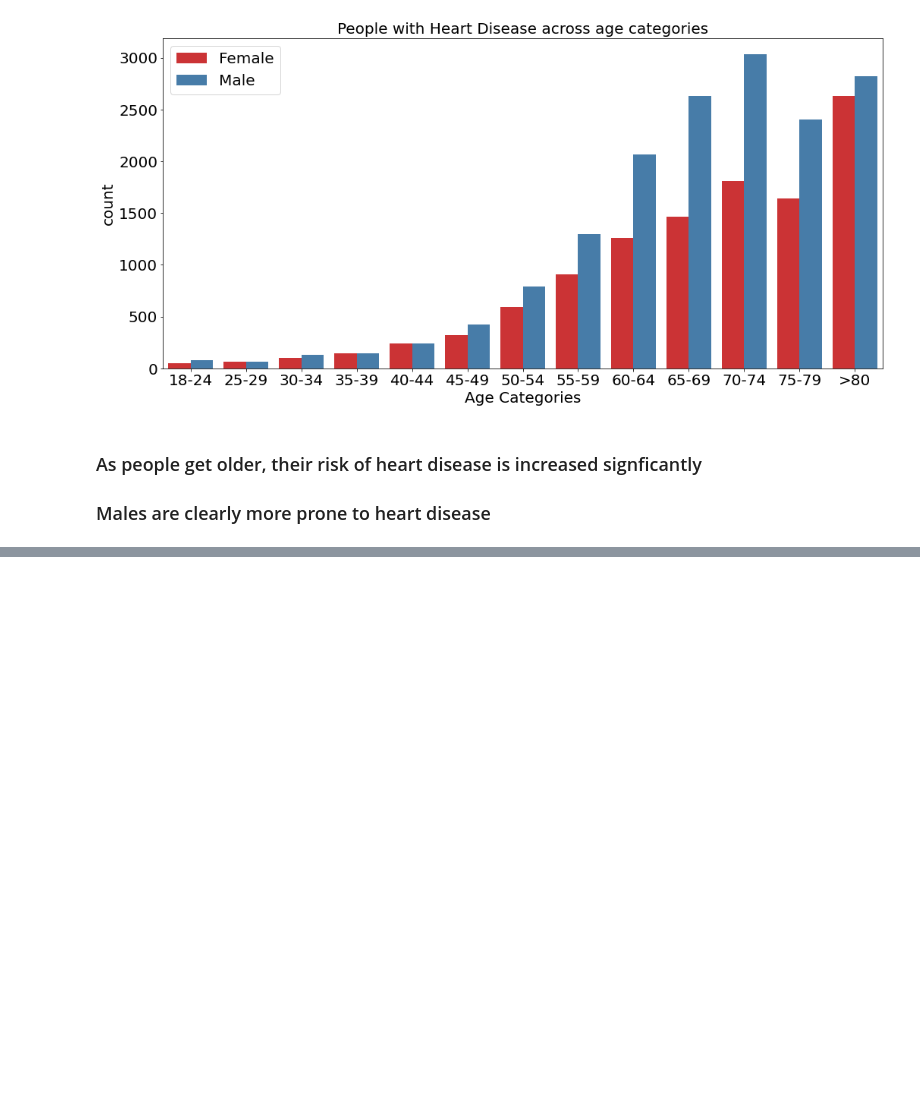
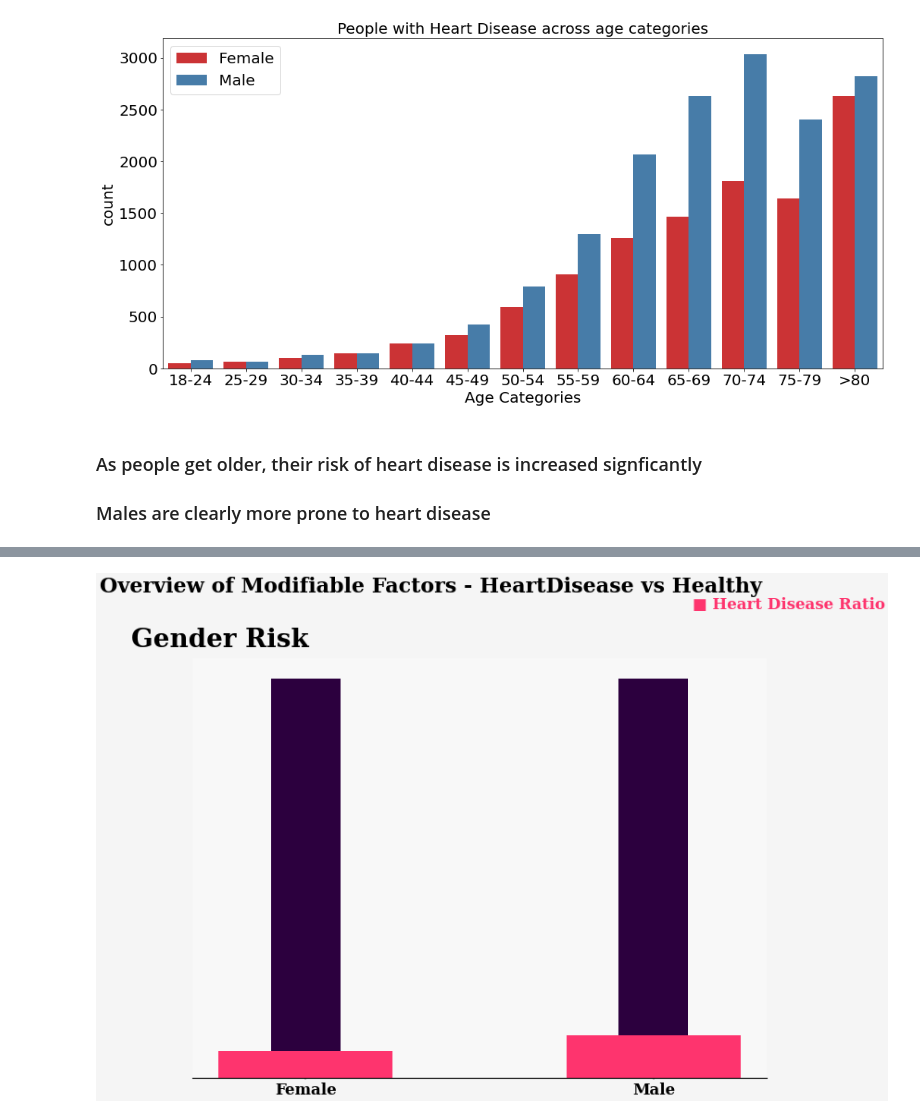
Before and after one commit to PrinceEGY/Heart-Disease-Prediction, a Jupyter notebook: EDA/Heart Diseaes EDA.ipynb, the cells around one changed output, grey strips where cells are left out. Cells and saved outputs as stored; diff of their text form; code cells hidden in the pictures; blank space fills up the shorter version.

```diff
--- a/EDA/Heart Diseaes EDA.ipynb
+++ b/EDA/Heart Diseaes EDA.ipynb
@@ -381,0 +395,50 @@ fig.show()
+# %%
+fig = plt.figure(figsize = (20,15),dpi = 40)
+
+gs = fig.add_gridspec(1,1)
+gs.update(wspace = 0.2, hspace = 0.5)
+
+
+ax1 = fig.add_subplot(gs[0,0])
+
+
+axes = [ax1]
+
+fig.patch.set_facecolor('#f5f5f5')
+
+# setting of axes; visibility of axes and spines turn off
+for ax in axes:
+    ax.axes.get_yaxis().set_visible(False)
+    ax.set_facecolor('#f8f8f8')
+    ax.spines['bottom'].set_linewidth(2)
+    for loc in ['left', 'right', 'top']:
+        ax.spines[loc].set_visible(False)
+        ax.spines[loc].set_linewidth(2)
+
+
+title_args = {'font':'Serif', 'weight':'bold','color': 'black', 'size':50}
+font_dict = {'size':30, 'family':'Serif', 'color':'black', 'weight':'bold'}
+health_dict = {'font':'Serif', 'color': '#2c003e', 'size':20, 'weight':'bold'}
+dash_dict = {'font':'Serif', 'color': 'black', 'size':20,'weight':'bold'}
+stroke_dict = {'font':'Serif', 'color': '#fe346e', 'size':20,'weight':'bold'}
+
+stroke_col = '#fe346e'
+healthy_col = '#2c003e'
+
+# ax1: Gender - HeartDisease distributions
+healthy_gen = df[df['Sex'] == "Female"].HeartDisease.value_counts(normalize=True)
+hd_gen = df[df['Sex'] == 'Male'].HeartDisease.value_counts(normalize=True)
+
+ax1.bar(['Female','Male'] , height = [1,1], width = 0.2,color = healthy_col)
+ax1.bar( ['Female','Male'], height = [healthy_gen['Yes'], hd_gen['Yes']], width = 0.5,color= stroke_col)
+ax1.set_xticklabels(['Female','Male'], **font_dict)
+
+ax1.text(-0.5,1.08, 'Gender Risk',**title_args)
+
+
+fig.text(0.8,0.97, '■ Heart Disease Ratio',{'font':'Serif', 'color': '#fe346e', 'size':30,'weight':'bold'})
+fig.text(0,1, 'Overview of Modifiable Factors - HeartDisease vs Healthy', {'font':'Serif', 'color':'black','size':40, 'weight':'bold'})
+
+fig.show()
+# %% [output]
+[figure, added]
```
Also changed, not shown: parts of 18 cells of this notebook, 1 other file.
